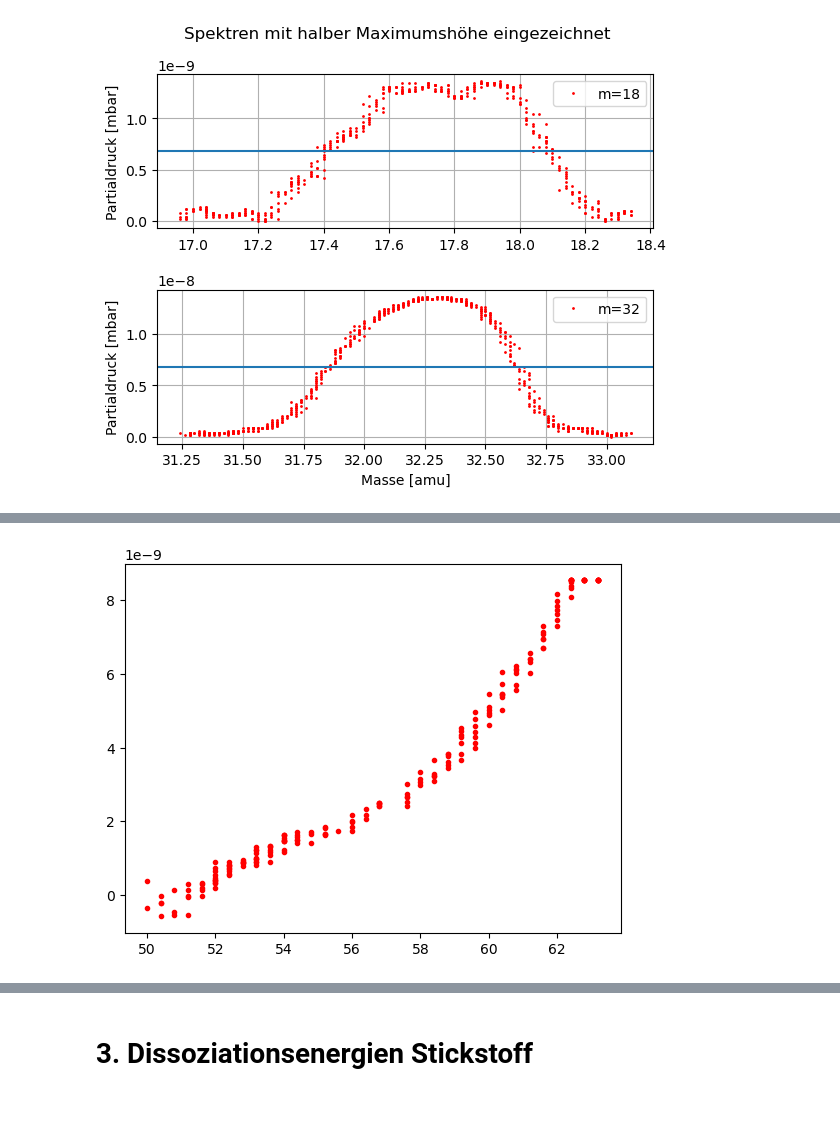
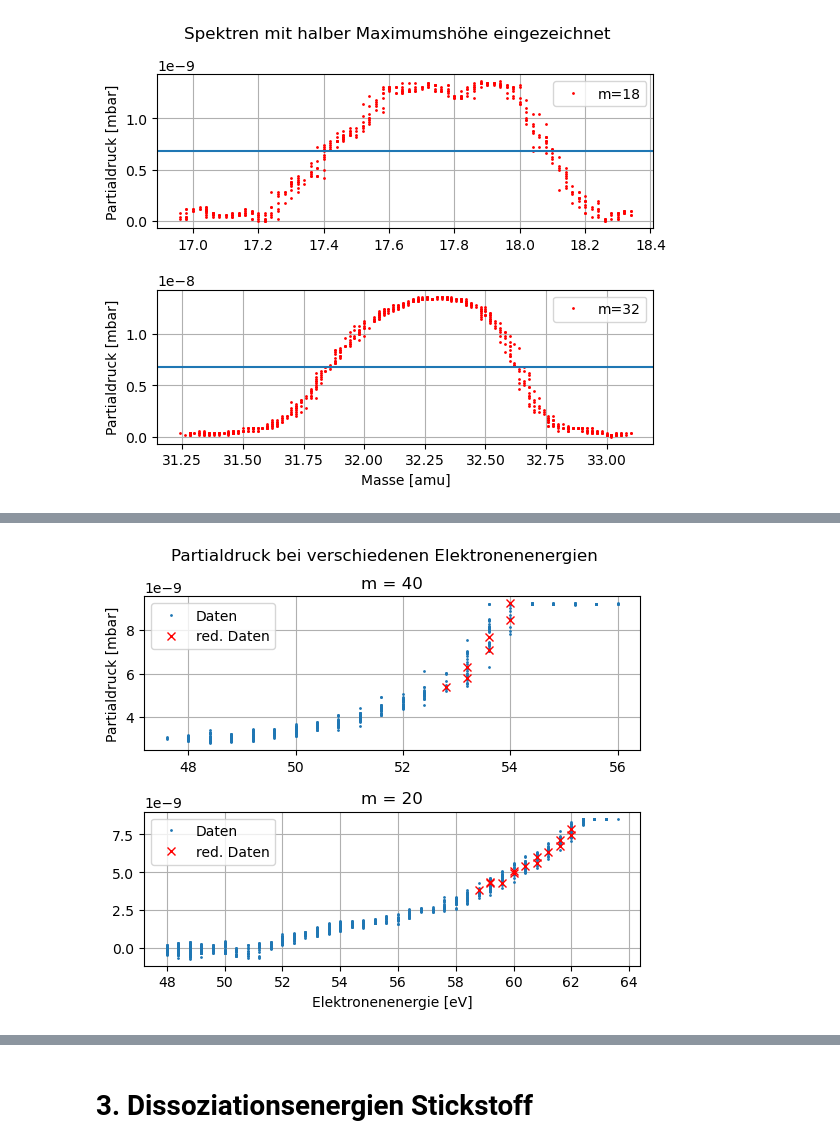
Before and after one commit to MRNock04/P3, a Jupyter notebook: Massenspektrometer/Auswertung.ipynb, the cells around one changed output, grey strips where cells are left out. Cells and saved outputs as stored; diff of their text form; code cells hidden in the pictures; blank space fills up the shorter version.

```diff
--- a/Massenspektrometer/Auswertung.ipynb
+++ b/Massenspektrometer/Auswertung.ipynb
@@ -150,10 +141,35 @@ plt.show()
-# %%
-ar20 = pd.read_csv('Data/Argon_MS20.CSV', skiprows=15)
-
-ar20_U = - np.array(ar20['CH1'])[1000::5] / 10
-ar20_p = np.array(ar20['CH2'])[1000::5] * 10 ** -10
-
-plt.plot(ar20_U, ar20_p, 'r.')
-plt.show()
-# %% [output]
-[figure, removed]
+# %%
+# plotting the argondata
+ar40 = pd.read_csv('Data/Argon_MS40.CSV', skiprows=15)
+ar40_U = - np.array(ar40['CH1'])[1400::] / 10
+ar40_p = np.array(ar40['CH2'])[1400::] * 10 ** -10
+
+dat40_U = ar40_U[375:-120:15]
+dat40_p = ar40_p[375:-120:15]
+
+ar20 = pd.read_csv('Data/Argon_MS20.CSV', skiprows=15)
+ar20_U = - np.array(ar20['CH1'])[::] / 10
+ar20_p = np.array(ar20['CH2'])[::] * 10 ** -10
+
+dat20_U = ar20_U[1600:-120:20]
+dat20_p = ar20_p[1600:-120:20]
+
+fig, ax = plt.subplots(2,1, gridspec_kw={'wspace':0.4,'hspace':0.4})
+fig.suptitle('Partialdruck bei verschiedenen Elektronenenergien')
+
+ax[0].plot(ar40_U,ar40_p, '.', markersize=2, label='Daten')
+ax[0].plot(dat40_U, dat40_p, 'rx', label='red. Daten')
+
+ax[1].plot(ar20_U,ar20_p, '.', markersize=2, label='Daten')
+ax[1].plot(dat20_U, dat20_p, 'rx', label='red. Daten')
+
+for i in [0,1]:
+    ax[i].legend()
+    ax[i].grid()
+
+ax[0].set(title='m = 40', xlabel='', ylabel='Partialdruck [mbar]')
+ax[1].set(title='m = 20', xlabel='Elektronenenergie [eV]', ylabel='')
+
+plt.show()
+# %% [output]
+[figure, added]
```
Also changed, not shown: parts of 5 cells of this notebook.
